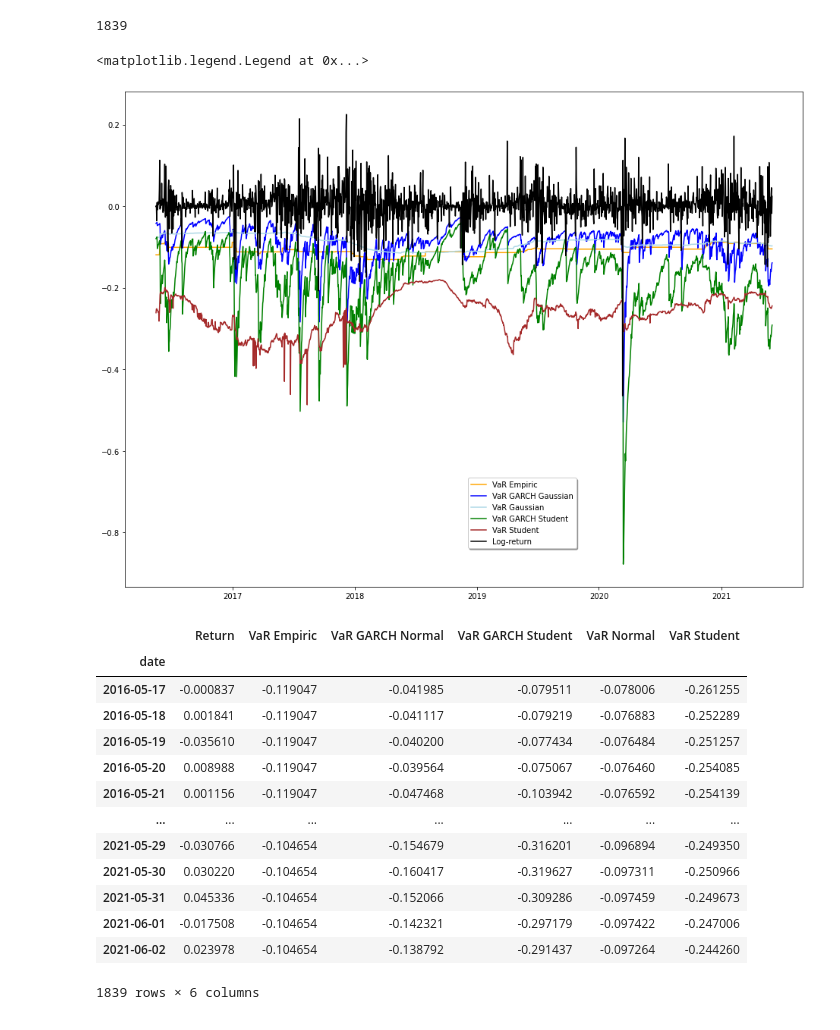
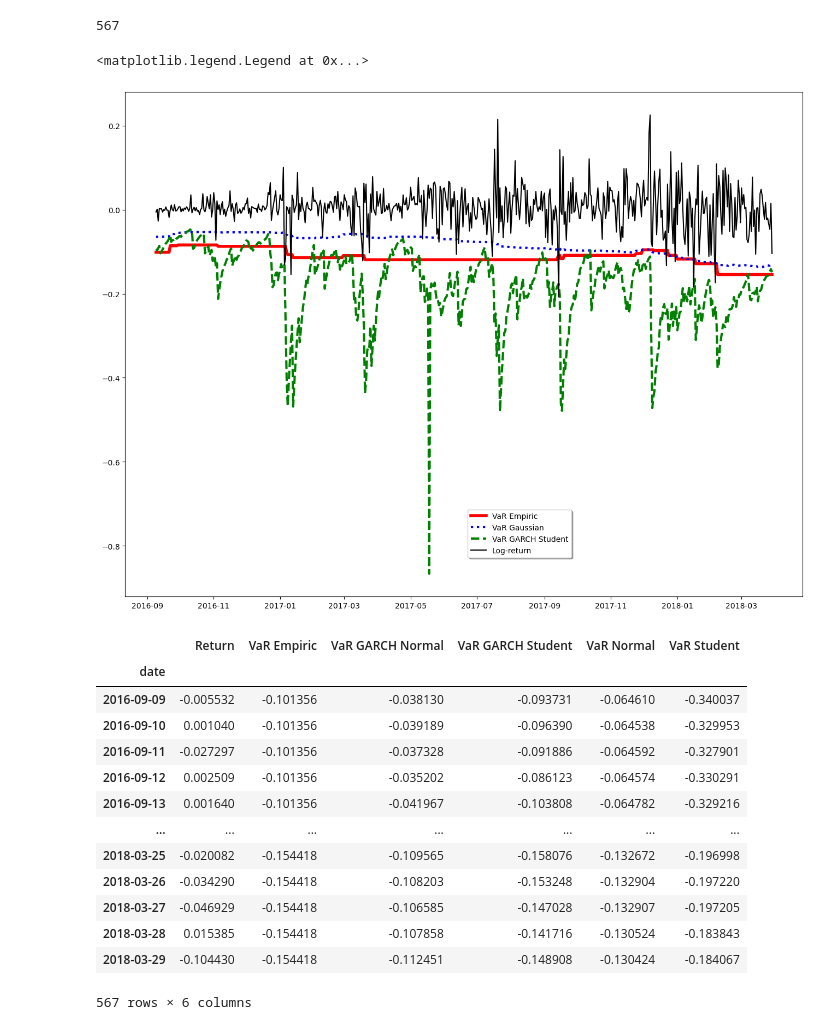
Before and after one commit to danpele/Stat_fin_markets, a Jupyter notebook: SFM_Rolling_VaR/SFM_Rolling_VaR.ipynb, the cells around one changed output. Drawn from its saved outputs; the diff is of its cells as text; code cells hidden in the pictures.

```diff
--- a/SFM_Rolling_VaR/SFM_Rolling_VaR.ipynb
+++ b/SFM_Rolling_VaR/SFM_Rolling_VaR.ipynb
@@ -19,19 +19,16 @@ import statsmodels.api as sm
 from arch import arch_model
 
 import statsmodels.formula.api as smf
+import yfinance as yf
+
+start="2021-01-01"
+end="2023-05-04"
+ticker = 'BTC-USD'
+df = pd.DataFrame()
+df[ticker] = yf.download(ticker, start="2016-01-01", end="2018-03-30")['Close']
 
 
-start = datetime.datetime(2015,1,1)
-end = datetime.datetime(2021,6,1)
-#end = datetime.date.today()
 
-
-from pandas_datareader import data as wb
-
-ticker = 'BTC-USD'
-df = pd.DataFrame()
-
-df = wb.DataReader(ticker, data_source='yahoo', start=start, end=end)['Close']
 
 log_ret = np.log(1 + df.pct_change())
 
@@ -45,7 +44,7 @@ log_returns=np.asarray(log_ret)
 
 # w=window length (trading days)
 #alpha = the significance level
-w=500
+w=250
 alpha=0.01
 
 
@@ -138,24 +137,24 @@ returns=np.asarray(log_returns[(w+1):len(log_returns)])
 
 len(returns)
 # %% [output]
-1839
+567
 # %%
 plt.figure( figsize=(16,12))
-plt.plot(dates,VaR_empiric,label='VaR Empiric', c='orange')
-plt.plot(dates, VaR_GARCH_n, label='VaR GARCH Gaussian',c='blue')
-plt.plot(dates,VaR_normal, label='VaR Gaussian',c='lightblue')
-plt.plot(dates, VaR_GARCH_t, label='VaR GARCH Student',c='green')
-plt.plot(dates, VaR_t, label='VaR Student',c='brown')
+plt.plot(dates,VaR_empiric,label='VaR Empiric', c='red',linewidth=4)
+#plt.plot(dates, VaR_GARCH_n, label='VaR GARCH Gaussian',c='blue')
+plt.plot(dates,VaR_normal, label='VaR Gaussian',c='blue',linewidth=3,linestyle = 'dotted')
+plt.plot(dates, VaR_GARCH_t, label='VaR GARCH Student',c='green',linestyle = 'dashed',linewidth=3)
+#plt.plot(dates, VaR_t, label='VaR Student',c='brown')
 plt.plot(dates, returns, label='Log-return',c='black')
 #plt.plot(VaR_empiric, label='VaR')
 #plt.plot(VaR_GARCH_n, label='VaR GARCH Gaussian')
 
 plt.legend(loc='lower left',bbox_to_anchor=(0.5, 0.07), fancybox=True, shadow=True)
 #plt.show()
 #plt.savefig('chart.png', dpi=500)
 # %% [output]
 <matplotlib.legend.Legend at 0x...>
-[figure, old version]
+[figure, new version]
 # %%
 #https://github.com/BayerSe/VaR-Backtesting/blob/master/backtest.py
 
@@ -369,16 +369,16 @@ results
 # %% [output]
 |  | Return | VaR Empiric | VaR GARCH Normal | VaR GARCH Student | VaR Normal | VaR Student |
 | date |  |  |  |  |  |  |
-| 2016-05-17 | -0.000837 | -0.119047 | -0.041985 | -0.079511 | -0.078006 | -0.261255 |
-| 2016-05-18 | 0.001841 | -0.119047 | -0.041117 | -0.079219 | -0.076883 | -0.252289 |
-| 2016-05-19 | -0.035610 | -0.119047 | -0.040200 | -0.077434 | -0.076484 | -0.251257 |
-| 2016-05-20 | 0.008988 | -0.119047 | -0.039564 | -0.075067 | -0.076460 | -0.254085 |
-| 2016-05-21 | 0.001156 | -0.119047 | -0.047468 | -0.103942 | -0.076592 | -0.254139 |
+| 2016-09-09 | -0.005532 | -0.101356 | -0.038130 | -0.093731 | -0.064610 | -0.340037 |
+| 2016-09-10 | 0.001040 | -0.101356 | -0.039189 | -0.096390 | -0.064538 | -0.329953 |
+| 2016-09-11 | -0.027297 | -0.101356 | -0.037328 | -0.091886 | -0.064592 | -0.327901 |
+| 2016-09-12 | 0.002509 | -0.101356 | -0.035202 | -0.086123 | -0.064574 | -0.330291 |
+| 2016-09-13 | 0.001640 | -0.101356 | -0.041967 | -0.103808 | -0.064782 | -0.329216 |
 | ... | ... | ... | ... | ... | ... | ... |
-| 2021-05-29 | -0.030766 | -0.104654 | -0.154679 | -0.316201 | -0.096894 | -0.249350 |
-| 2021-05-30 | 0.030220 | -0.104654 | -0.160417 | -0.319627 | -0.097311 | -0.250966 |
-| 2021-05-31 | 0.045336 | -0.104654 | -0.152066 | -0.309286 | -0.097459 | -0.249673 |
-| 2021-06-01 | -0.017508 | -0.104654 | -0.142321 | -0.297179 | -0.097422 | -0.247006 |
-| 2021-06-02 | 0.023978 | -0.104654 | -0.138792 | -0.291437 | -0.097264 | -0.244260 |
+| 2018-03-25 | -0.020082 | -0.154418 | -0.109565 | -0.158076 | -0.132672 | -0.196998 |
+| 2018-03-26 | -0.034290 | -0.154418 | -0.108203 | -0.153248 | -0.132904 | -0.197220 |
+| 2018-03-27 | -0.046929 | -0.154418 | -0.106585 | -0.147028 | -0.132907 | -0.197205 |
+| 2018-03-28 | 0.015385 | -0.154418 | -0.107858 | -0.141716 | -0.130524 | -0.183843 |
+| 2018-03-29 | -0.104430 | -0.154418 | -0.112451 | -0.148908 | -0.130424 | -0.184067 |
-1839 rows × 6 columns
+567 rows × 6 columns
 # %%
```
Also changed, not shown: parts of 17 cells of this notebook.
